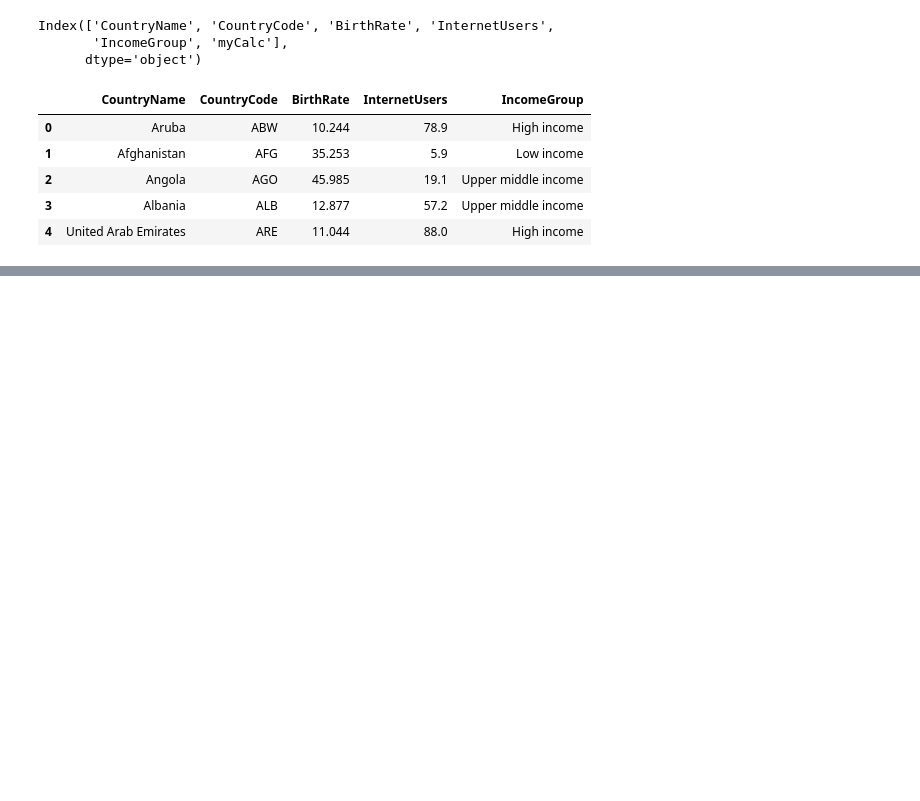
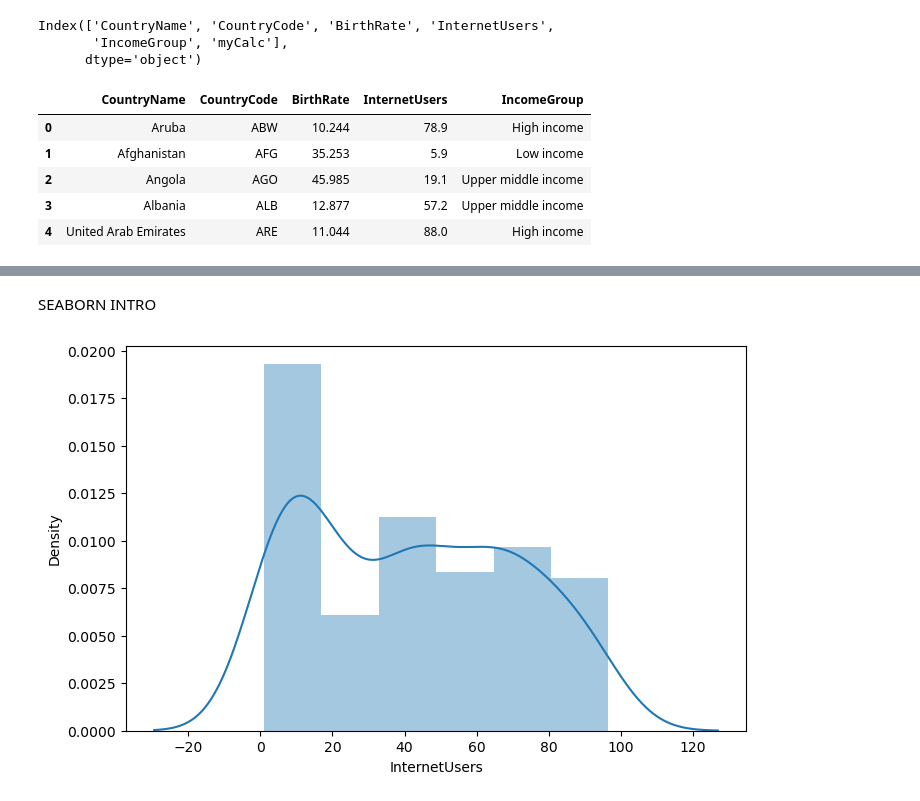
Before and after one commit to praveennitrkl/GenAI_AgenticAI_2026_Program, a Jupyter notebook: Pandas/pandas-classnote.ipynb, the cells around one changed output, grey strips where cells are left out. Drawn from its saved outputs; the diff is of its cells as text; code cells hidden in the pictures; blank space fills up the shorter version.

```diff
--- a/Pandas/pandas-classnote.ipynb
+++ b/Pandas/pandas-classnote.ipynb
@@ -19,8 +18,7 @@ import matplotlib.pyplot as plt
 Pandas version: 2.3.3
 # %%
 #Read the excel file and store it in a DataFrame
-df = pd.read_excel(r'C:\\Data Science AI Course\\March 31\\data.xlsx')
-
+df = pd.read_excel(r'C:/Data Science AI Course/March 31/data.xlsx')
 df
 # %% [output]
 |  | CountryName | CountryCode | BirthRate | InternetUsers | IncomeGroup |
@@ -594,0 +610,16 @@ df.head()
+# %% [markdown]
+SEABORN INTRO
+# %%
+import matplotlib.pyplot as plt
+import seaborn as sns
+
+%matplotlib inline
+
+plt.rcParams['figure.figsize'] = (8, 5) #Set the figure size for the plots
+
+import warnings
+warnings.filterwarnings('ignore') #Ignore warnings in the code execution
+# %%
+vis1 = sns.distplot(df['InternetUsers']) #Create a distribution plot for the 'InternetUsers' column in the DataFrame
+# %% [output]
+[figure, added]
```
Also changed, not shown: parts of 9 cells of this notebook, 1 other file.
